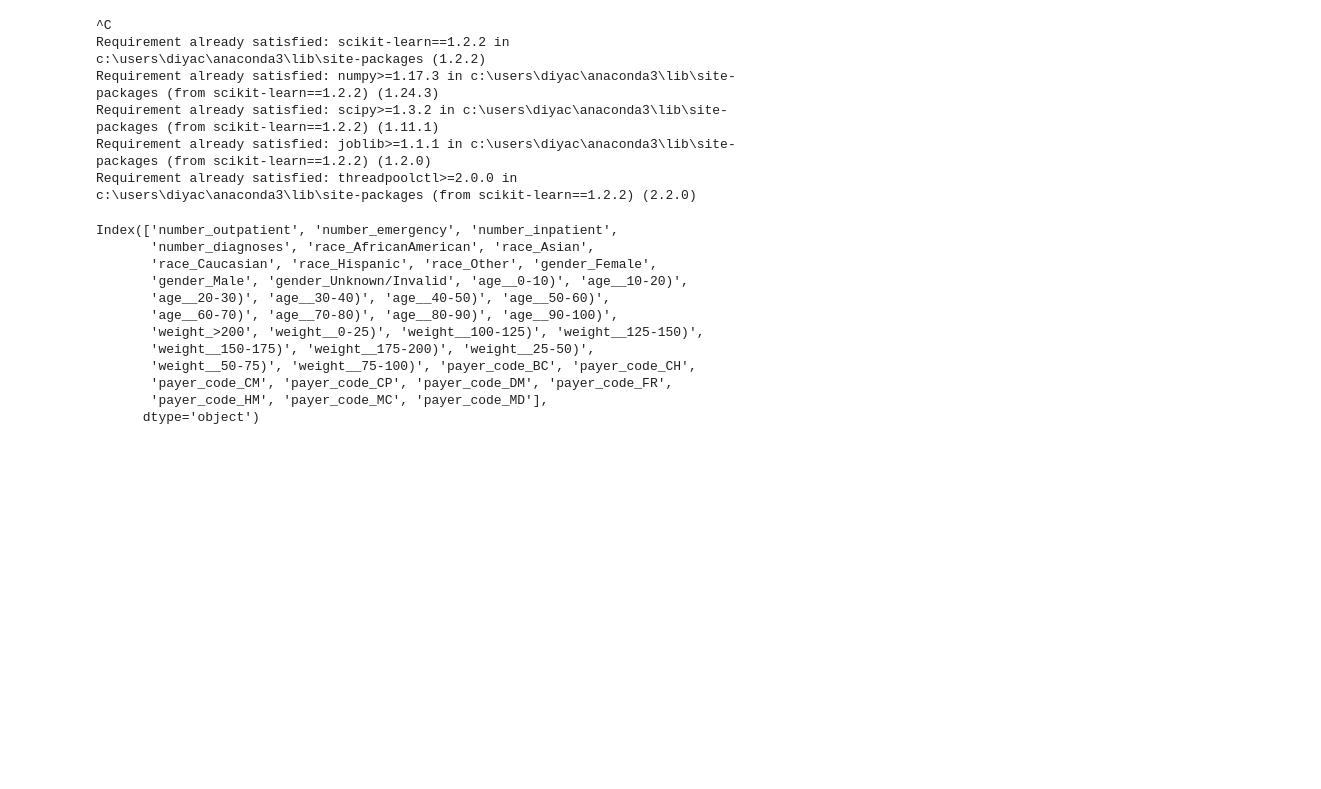
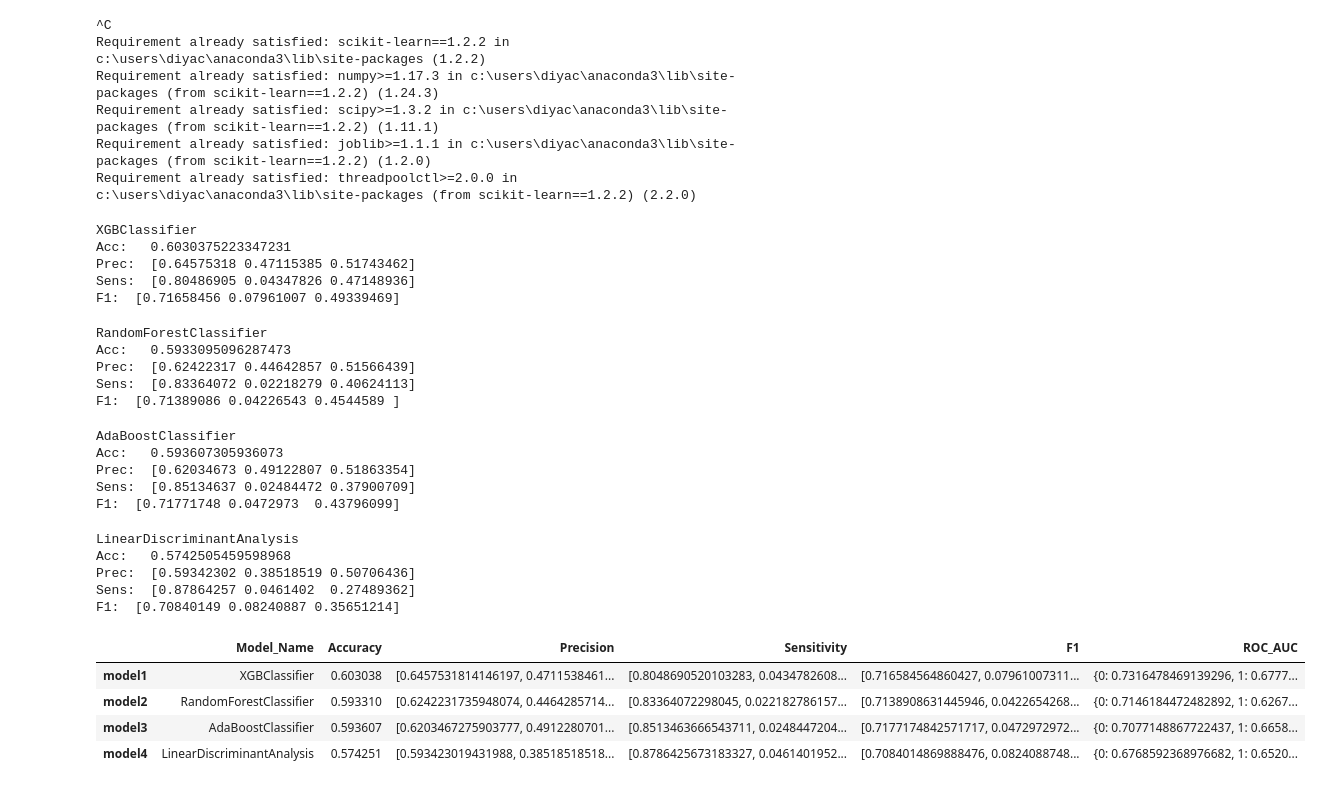
Before and after one commit to DiyadotSaha/ML_Diabetes_Project, a Jupyter notebook: models.ipynb, the cells around one changed output. Drawn from its saved outputs; the diff is of its cells as text; code cells hidden in the pictures; blank space fills up the shorter version.

```diff
--- a/models.ipynb
+++ b/models.ipynb
@@ -89,18 +67,3 @@ new_column_names = [col.replace('[', '_').replace(']', '_').replace('<', 'less_t
 # Create a dictionary to map old names to new names
 column_mapping = dict(zip(X_test.columns, new_column_names))
 X_test = X_test.rename(columns=column_mapping)
-# %%
-print(X_test.columns[10:50])
-# %% [output]
-Index(['number_outpatient', 'number_emergency', 'number_inpatient',
-       'number_diagnoses', 'race_AfricanAmerican', 'race_Asian',
-       'race_Caucasian', 'race_Hispanic', 'race_Other', 'gender_Female',
-       'gender_Male', 'gender_Unknown/Invalid', 'age__0-10)', 'age__10-20)',
-       'age__20-30)', 'age__30-40)', 'age__40-50)', 'age__50-60)',
-       'age__60-70)', 'age__70-80)', 'age__80-90)', 'age__90-100)',
-       'weight_>200', 'weight__0-25)', 'weight__100-125)', 'weight__125-150)',
-       'weight__150-175)', 'weight__175-200)', 'weight__25-50)',
-       'weight__50-75)', 'weight__75-100)', 'payer_code_BC', 'payer_code_CH',
-       'payer_code_CM', 'payer_code_CP', 'payer_code_DM', 'payer_code_FR',
-       'payer_code_HM', 'payer_code_MC', 'payer_code_MD'],
-      dtype='object')
@@ -109,7 +120,47 @@ Index(['number_outpatient', 'number_emergency', 'number_inpatient',
 model1 = XGBClassifier()
 model2 = RandomForestClassifier()
 model3 = AdaBoostClassifier()
-model4 = LogisticRegression()
-model5 = KNeighborsClassifier()
-model6 = LinearDiscriminantAnalysis()
-model7 = SVC()
+model4 = LinearDiscriminantAnalysis()
+#-------------NOT WORKING ------------------#
+#model6 = LogisticRegression()
+#model5 = KNeighborsClassifier()
+#model7 = SVC()
+# %%
+# Initialize dictionaries to store ROC curves for each class
+roc_1 = {}  # Modify this based on your number of classes
+roc_2 = {}
+roc_3 = {}
+
+dict_models = {}
+dict_models['model1'] = results(model1, X_train, y_train, X_test, y_test, roc_1, roc_2, roc_3)
+dict_models['model2'] = results(model2, X_train, y_train, X_test, y_test, roc_1, roc_2, roc_3)
+dict_models['model3'] = results(model3, X_train, y_train, X_test, y_test, roc_1, roc_2, roc_3)
+dict_models['model4'] = results(model4, X_train, y_train, X_test.values, y_test, roc_1, roc_2, roc_3)
+df = pd.DataFrame.from_dict(dict_models, orient='index')
+df
+# %% [output]
+XGBClassifier
+Acc:   0.6030375223347231
+Prec:  [0.64575318 0.47115385 0.51743462]
+Sens:  [0.80486905 0.04347826 0.47148936]
+F1:  [0.71658456 0.07961007 0.49339469]
+RandomForestClassifier
+Acc:   0.5933095096287473
+Prec:  [0.62422317 0.44642857 0.51566439]
+Sens:  [0.83364072 0.02218279 0.40624113]
+F1:  [0.71389086 0.04226543 0.4544589 ]
+AdaBoostClassifier
+Acc:   0.593607305936073
+Prec:  [0.62034673 0.49122807 0.51863354]
+Sens:  [0.85134637 0.02484472 0.37900709]
+F1:  [0.71771748 0.0472973  0.43796099]
+LinearDiscriminantAnalysis
+Acc:   0.5742505459598968
+Prec:  [0.59342302 0.38518519 0.50706436]
+Sens:  [0.87864257 0.0461402  0.27489362]
+F1:  [0.70840149 0.08240887 0.35651214]
+|  | Model_Name | Accuracy | Precision | Sensitivity | F1 | ROC_AUC |
+| model1 | XGBClassifier | 0.603038 | [0.6457531814146197, 0.4711538461... | [0.8048690520103283, 0.0434782608... | [0.716584564860427, 0.07961007311... | {0: 0.7316478469139296, 1: 0.6777... |
+| model2 | RandomForestClassifier | 0.593310 | [0.6242231735948074, 0.4464285714... | [0.83364072298045, 0.022182786157... | [0.7138908631445946, 0.0422654268... | {0: 0.7146184472482892, 1: 0.6267... |
+| model3 | AdaBoostClassifier | 0.593607 | [0.6203467275903777, 0.4912280701... | [0.8513463666543711, 0.0248447204... | [0.7177174842571717, 0.0472972972... | {0: 0.7077148867722437, 1: 0.6658... |
+| model4 | LinearDiscriminantAnalysis | 0.574251 | [0.593423019431988, 0.38518518518... | [0.8786425673183327, 0.0461401952... | [0.7084014869888476, 0.0824088748... | {0: 0.6768592368976682, 1: 0.6520... |
```
Also changed, not shown: parts of 12 cells of this notebook.
